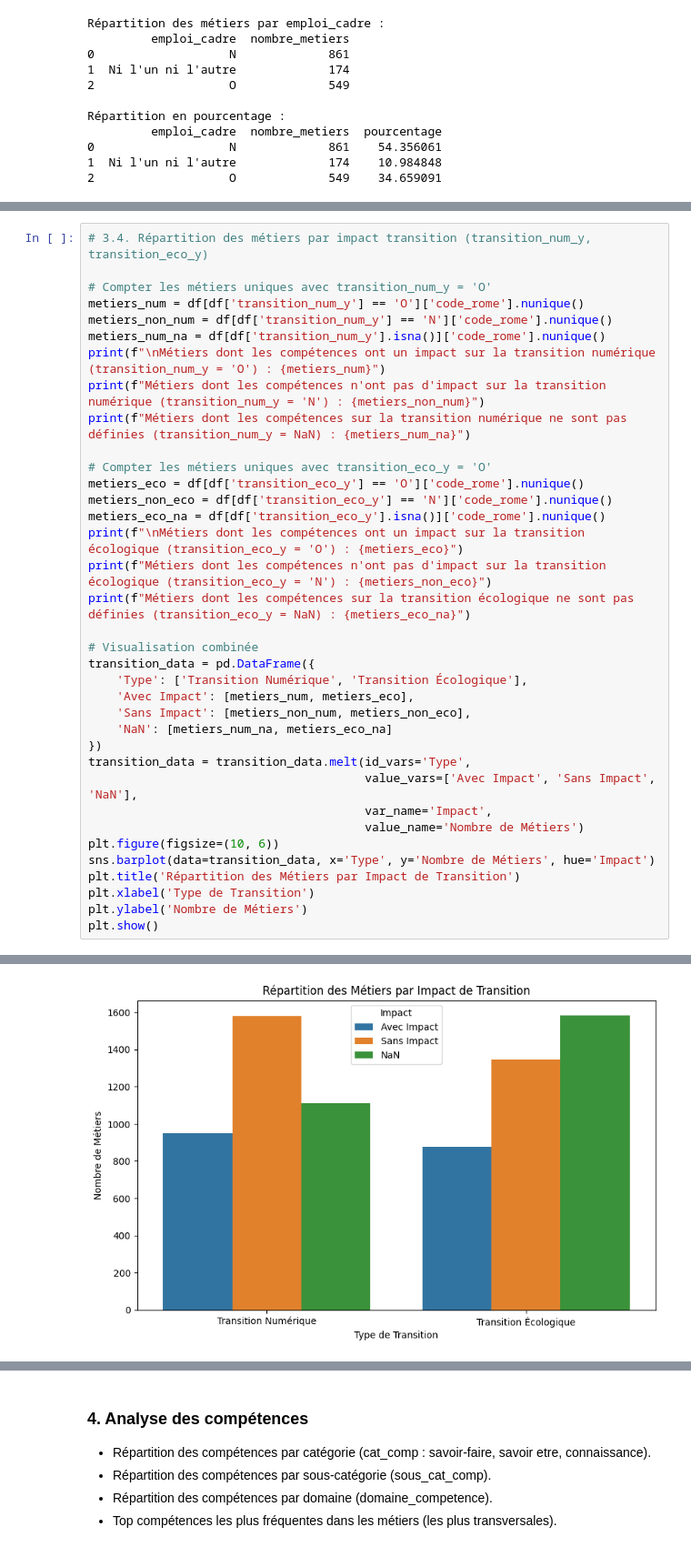
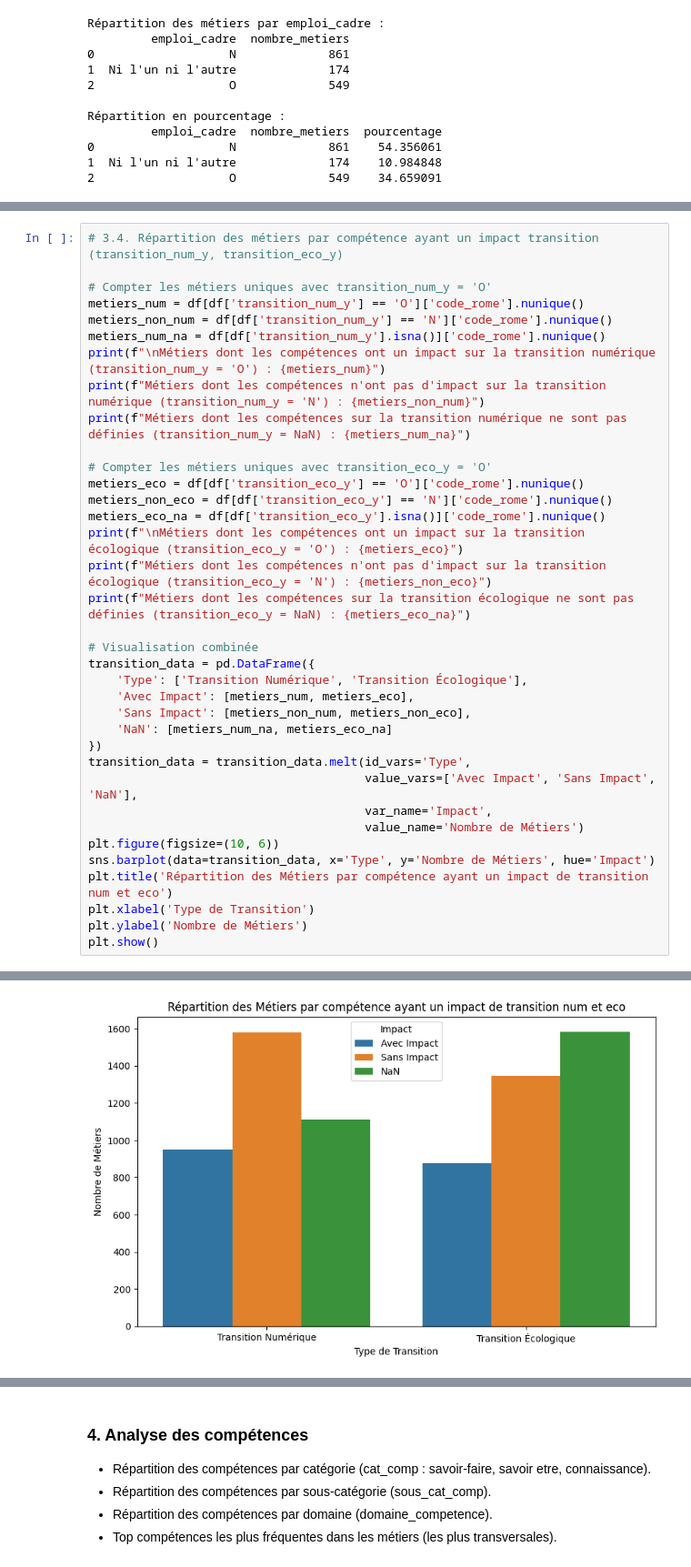
Before and after one commit to salphonse/Radar-Metier, a Jupyter notebook: script/ML/ML - EDA.ipynb, the cells around one changed output, grey strips where cells are left out. Shown at 91% size. Drawn from its saved outputs; the diff is of its cells as text.

```diff
--- a/script/ML/ML - EDA.ipynb
+++ b/script/ML/ML - EDA.ipynb
@@ -757,5 +861,5 @@ plt.show()
 # %%
-# 3.4. Répartition des métiers par impact transition (transition_num_y, transition_eco_y)
+# 3.4. Répartition des métiers par compétence ayant un impact transition (transition_num_y, transition_eco_y)
 
 # Compter les métiers uniques avec transition_num_y = 'O'
 metiers_num = df[df['transition_num_y'] == 'O']['code_rome'].nunique()
@@ -770,32 +874,32 @@ metiers_eco = df[df['transition_eco_y'] == 'O']['code_rome'].nunique()
 metiers_non_eco = df[df['transition_eco_y'] == 'N']['code_rome'].nunique()
 metiers_eco_na = df[df['transition_eco_y'].isna()]['code_rome'].nunique()
 print(f"\nMétiers dont les compétences ont un impact sur la transition écologique (transition_eco_y = 'O') : {metiers_eco}")
 print(f"Métiers dont les compétences n'ont pas d'impact sur la transition écologique (transition_eco_y = 'N') : {metiers_non_eco}")
 print(f"Métiers dont les compétences sur la transition écologique ne sont pas définies (transition_eco_y = NaN) : {metiers_eco_na}")
 
 # Visualisation combinée
 transition_data = pd.DataFrame({
     'Type': ['Transition Numérique', 'Transition Écologique'],
     'Avec Impact': [metiers_num, metiers_eco],
     'Sans Impact': [metiers_non_num, metiers_non_eco],
     'NaN': [metiers_num_na, metiers_eco_na]
 })
 transition_data = transition_data.melt(id_vars='Type',
                                        value_vars=['Avec Impact', 'Sans Impact', 'NaN'],
                                        var_name='Impact',
                                        value_name='Nombre de Métiers')
 plt.figure(figsize=(10, 6))
 sns.barplot(data=transition_data, x='Type', y='Nombre de Métiers', hue='Impact')
-plt.title('Répartition des Métiers par Impact de Transition')
+plt.title('Répartition des Métiers par compétence ayant un impact de transition num et eco')
 plt.xlabel('Type de Transition')
 plt.ylabel('Nombre de Métiers')
 plt.show()
 # %% [output]
 Métiers dont les compétences ont un impact sur la transition numérique (transition_num_y = 'O') : 949
 Métiers dont les compétences n'ont pas d'impact sur la transition numérique (transition_num_y = 'N') : 1578
 Métiers dont les compétences sur la transition numérique ne sont pas définies (transition_num_y = NaN) : 1113
 
 Métiers dont les compétences ont un impact sur la transition écologique (transition_eco_y = 'O') : 878
 Métiers dont les compétences n'ont pas d'impact sur la transition écologique (transition_eco_y = 'N') : 1345
 Métiers dont les compétences sur la transition écologique ne sont pas définies (transition_eco_y = NaN) : 1584
-[figure, old version]
+[figure, new version]
```
Also changed, not shown: parts of 44 cells of this notebook.
